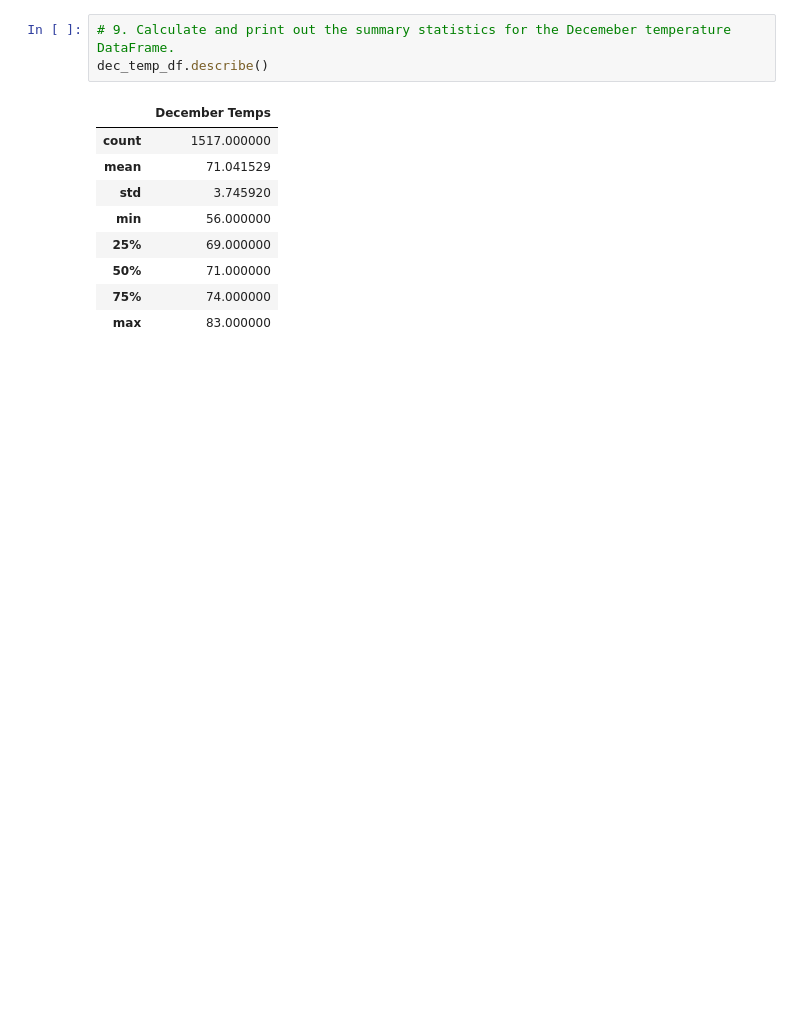
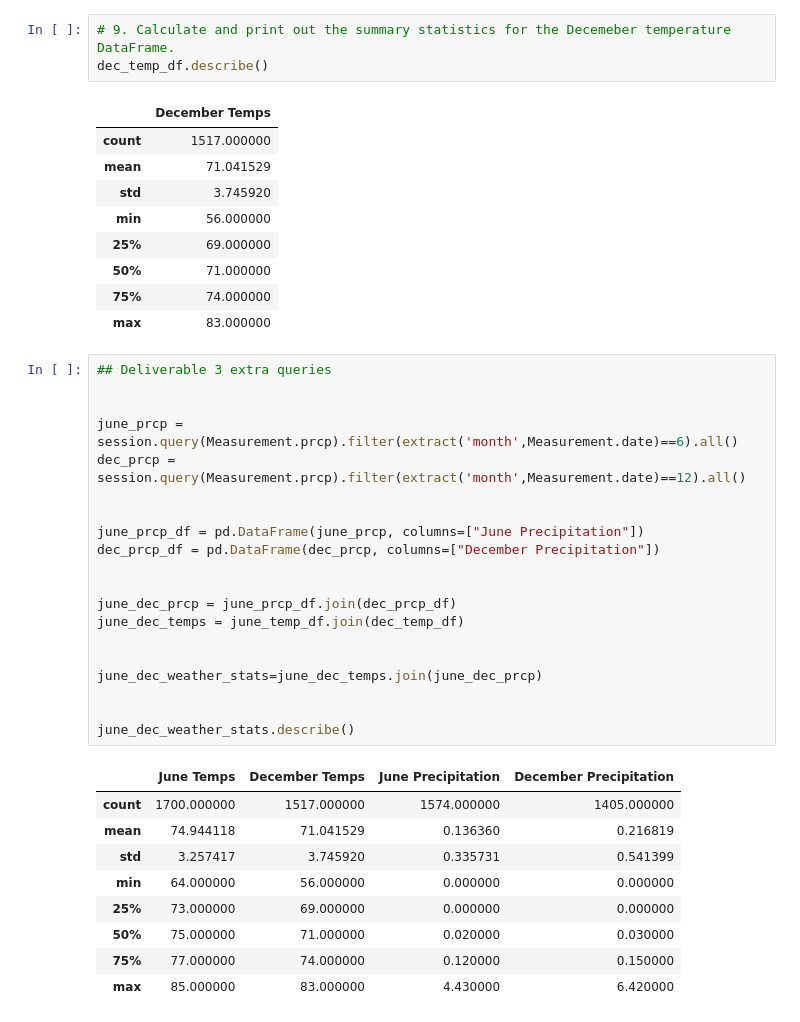
Before and after one commit to EnzoZirotti/Surfs_up, a Jupyter notebook: SurfsUp_Challenge.ipynb, the cells around one changed output. Saved outputs shown, nothing was run; the diff lists cells and outputs as text; blank space fills up the shorter version.

Commit message:
Deliverable 3 Update

```diff
--- a/SurfsUp_Challenge.ipynb
+++ b/SurfsUp_Challenge.ipynb
@@ -141,3 +141,33 @@ dec_temp_df.describe()
 | 50% | 71.000000 |
 | 75% | 74.000000 |
 | max | 83.000000 |
+# %%
+## Deliverable 3 extra queries
+
+
+june_prcp = session.query(Measurement.prcp).filter(extract('month',Measurement.date)==6).all()
+dec_prcp = session.query(Measurement.prcp).filter(extract('month',Measurement.date)==12).all()
+
+
+june_prcp_df = pd.DataFrame(june_prcp, columns=["June Precipitation"])
+dec_prcp_df = pd.DataFrame(dec_prcp, columns=["December Precipitation"])
+
+
+june_dec_prcp = june_prcp_df.join(dec_prcp_df)
+june_dec_temps = june_temp_df.join(dec_temp_df)
+
+
+june_dec_weather_stats=june_dec_temps.join(june_dec_prcp)
+
+
+june_dec_weather_stats.describe()
+# %% [output]
+|  | June Temps | December Temps | June Precipitation | December Precipitation |
+| count | 1700.000000 | 1517.000000 | 1574.000000 | 1405.000000 |
+| mean | 74.944118 | 71.041529 | 0.136360 | 0.216819 |
+| std | 3.257417 | 3.745920 | 0.335731 | 0.541399 |
+| min | 64.000000 | 56.000000 | 0.000000 | 0.000000 |
+| 25% | 73.000000 | 69.000000 | 0.000000 | 0.000000 |
+| 50% | 75.000000 | 71.000000 | 0.020000 | 0.030000 |
+| 75% | 77.000000 | 74.000000 | 0.120000 | 0.150000 |
+| max | 85.000000 | 83.000000 | 4.430000 | 6.420000 |
```
